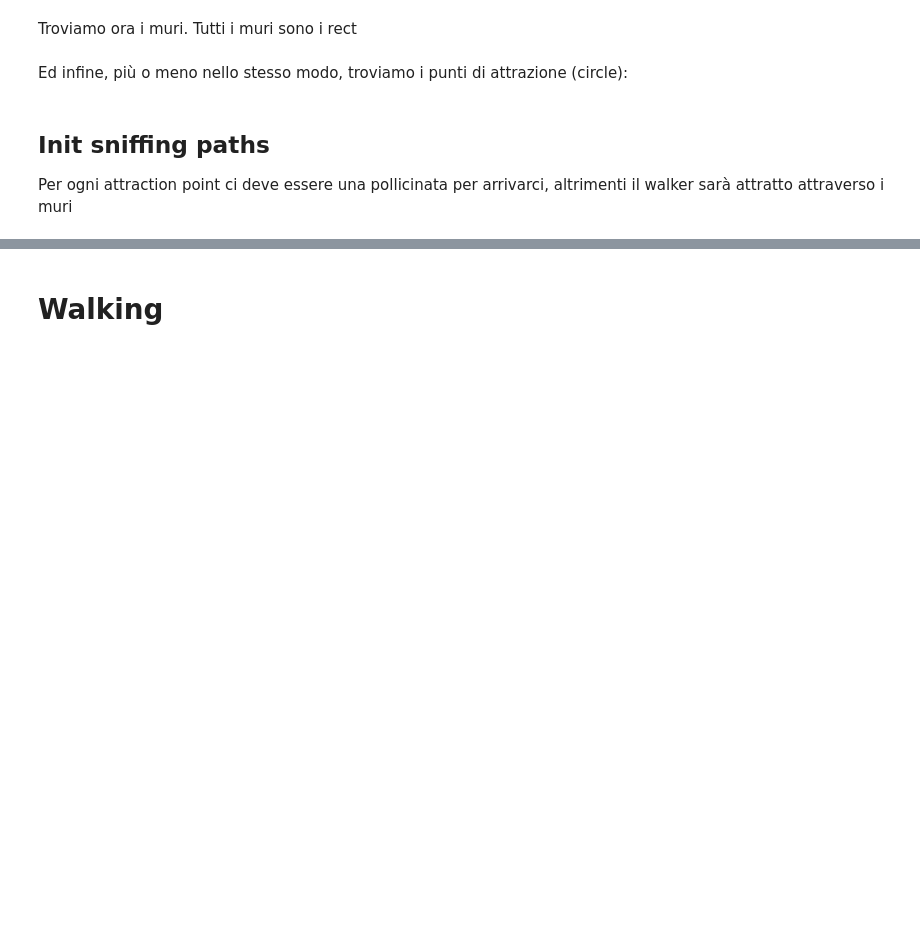
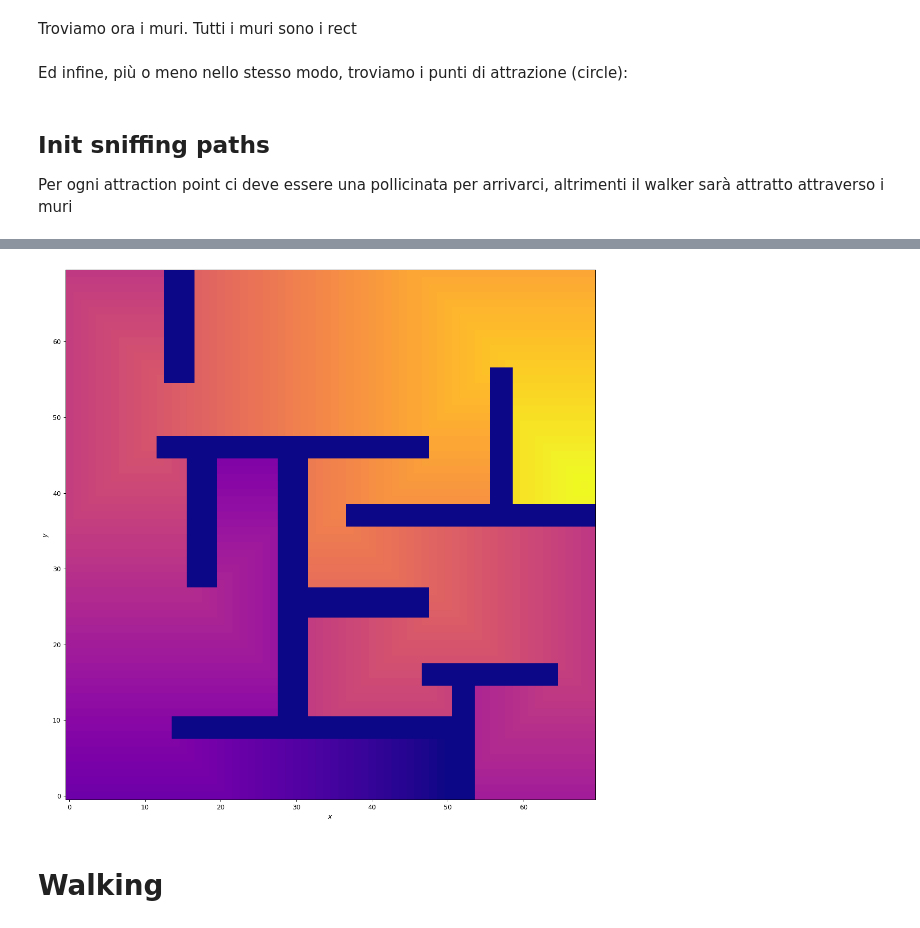
Before and after one commit to pietroairaghi/bs4_walker_simulator, a Jupyter notebook: mapSVG_pipeline.ipynb, the cells around one changed output, grey strips where cells are left out. Saved outputs shown, nothing was run; the diff lists cells and outputs as text; code cells hidden in the pictures; blank space fills up the shorter version.

```diff
--- a/mapSVG_pipeline.ipynb
+++ b/mapSVG_pipeline.ipynb
@@ -15,7 +15,7 @@ from shapely.geometry import Point, Polygon
 
 from blueprint import *
 # %%
-doc = minidom.parse('drawing_test.svg')
+doc = minidom.parse('drawing.svg')
 # %% [markdown]
 ## Data process
 # %% [markdown]
@@ -133,2 +119,6 @@ for key,path in BP.paths.items():
+# %%
+plotMaze(BP.fragrances['uscita'].sniffingMap)
+# %% [output]
+[figure, added]
 # %% [markdown]
 # Walking
```
Also changed, not shown: parts of 15 cells of this notebook, 6 other files.
